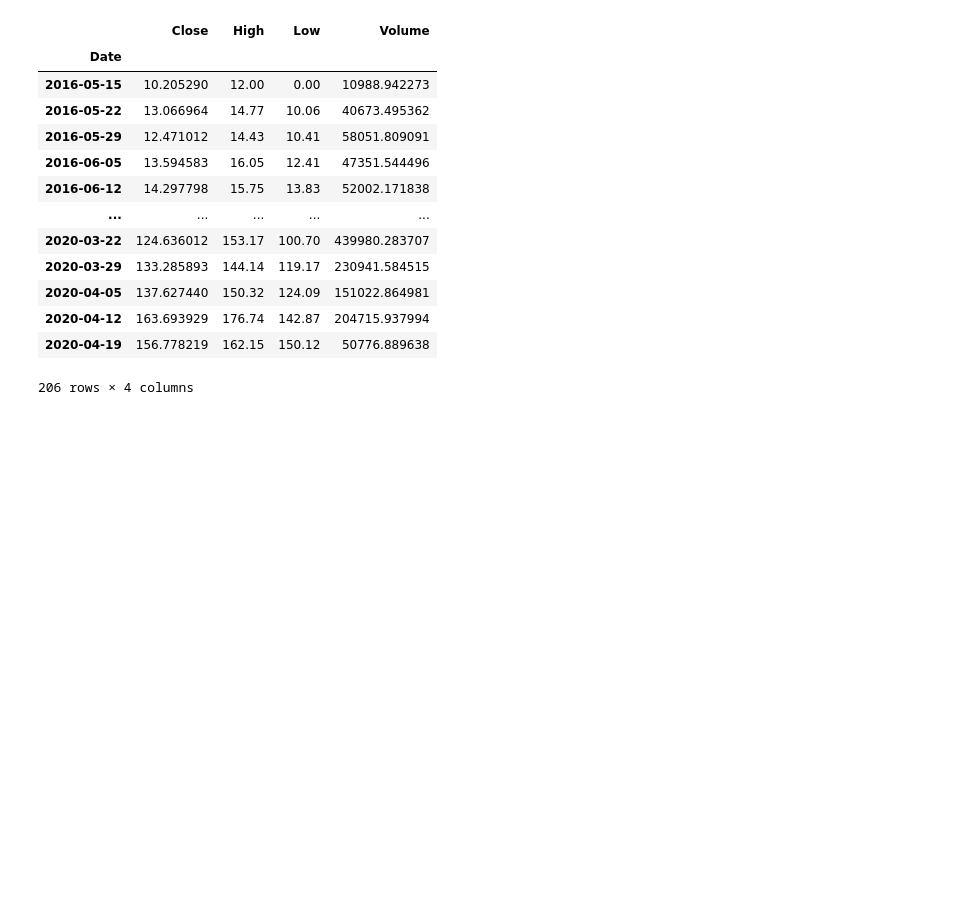
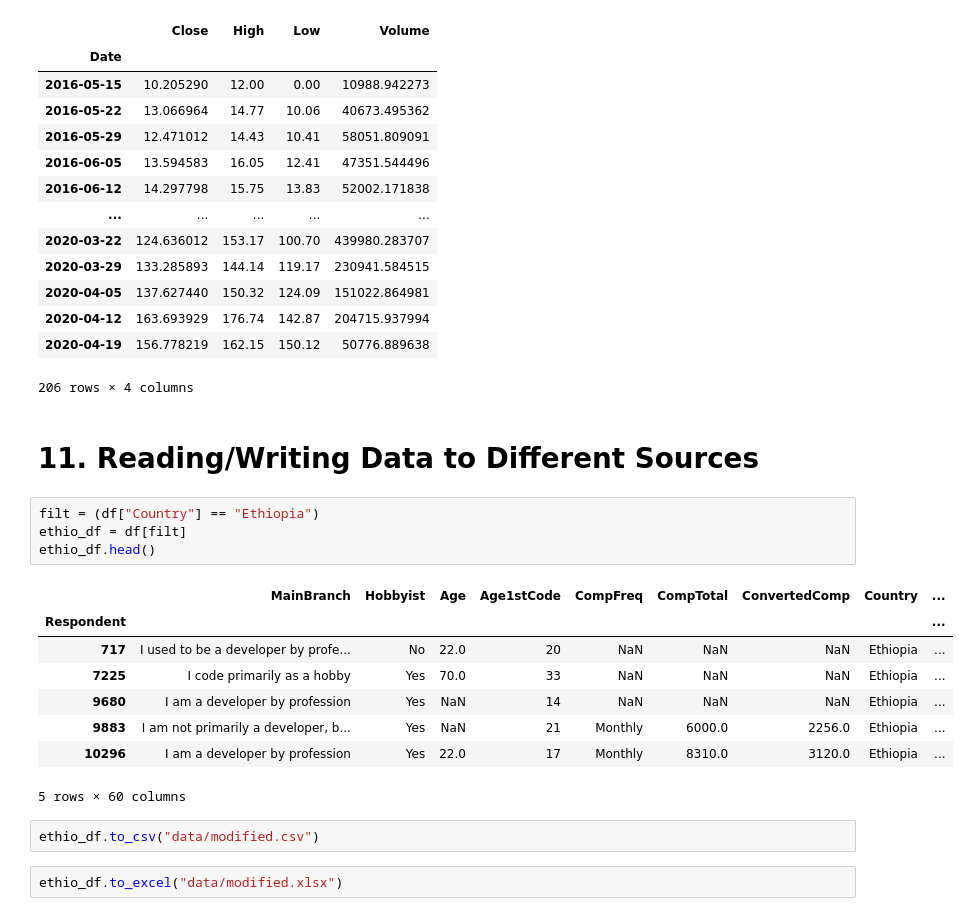
Before and after one commit to yonycherkos/data_analysis, a Jupyter notebook: pandas/Pandas Tutorials.ipynb, the cells around one changed output. Saved outputs shown, nothing was run; the diff lists cells and outputs as text; blank space fills up the shorter version.

Commit message:
11. Reading/Writing Data to Different Sources

```diff
--- a/pandas/Pandas Tutorials.ipynb
+++ b/pandas/Pandas Tutorials.ipynb
@@ -781,3 +781,22 @@ df.resample("W").agg({"Close": "mean", "High": "max", "Low": "min", "Volume": "s
 | 2020-04-12 | 163.693929 | 176.74 | 142.87 | 204715.937994 |
 | 2020-04-19 | 156.778219 | 162.15 | 150.12 | 50776.889638 |
 206 rows × 4 columns
+# %% [markdown]
+# 11. Reading/Writing Data to Different Sources
+# %%
+filt = (df["Country"] == "Ethiopia")
+ethio_df = df[filt]
+ethio_df.head()
+# %% [output]
+|  | MainBranch | Hobbyist | Age | Age1stCode | CompFreq | CompTotal | ConvertedComp | Country | ... |
+| Respondent |  |  |  |  |  |  |  |  | ... |
+| 717 | I used to be a developer by profe... | No | 22.0 | 20 | NaN | NaN | NaN | Ethiopia | ... |
+| 7225 | I code primarily as a hobby | Yes | 70.0 | 33 | NaN | NaN | NaN | Ethiopia | ... |
+| 9680 | I am a developer by profession | Yes | NaN | 14 | NaN | NaN | NaN | Ethiopia | ... |
+| 9883 | I am not primarily a developer, b... | Yes | NaN | 21 | Monthly | 6000.0 | 2256.0 | Ethiopia | ... |
+| 10296 | I am a developer by profession | Yes | 22.0 | 17 | Monthly | 8310.0 | 3120.0 | Ethiopia | ... |
+5 rows × 60 columns
+# %%
+ethio_df.to_csv("data/modified.csv")
+# %%
+ethio_df.to_excel("data/modified.xlsx")
```
Also changed, not shown: parts of 8 cells of this notebook, 3 other files.
